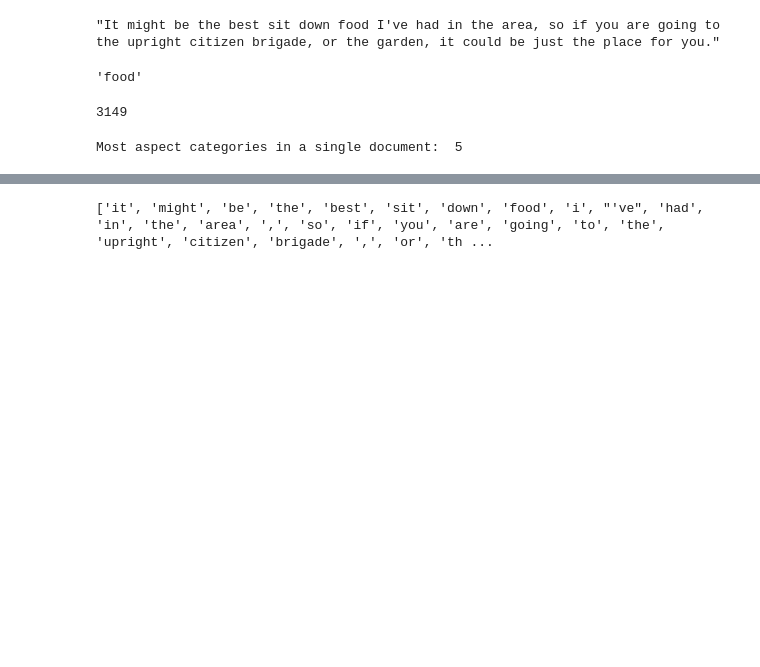
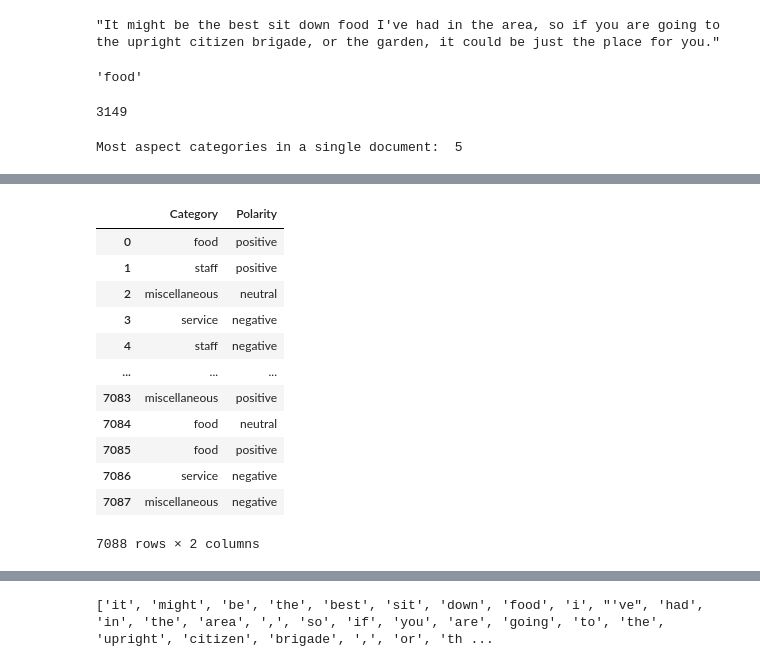
Before and after one commit to echeng220/absa, a Jupyter notebook: LDA on MAMS-ACSA Training Set.ipynb, the cells around one changed output, grey strips where cells are left out. Cells and saved outputs as stored; diff of their text form; code cells hidden in the pictures; blank space fills up the shorter version.

```diff
--- a/LDA on MAMS-ACSA Training Set.ipynb
+++ b/LDA on MAMS-ACSA Training Set.ipynb
@@ -78,0 +104,18 @@ df_corpus.sample(3)
+# %%
+sentiments = pd.concat([cat_df, pol_df], axis = 1)
+sentiments.columns = ['Category', 'Polarity']
+sentiments
+# %% [output]
+|  | Category | Polarity |
+| 0 | food | positive |
+| 1 | staff | positive |
+| 2 | miscellaneous | neutral |
+| 3 | service | negative |
+| 4 | staff | negative |
+| ... | ... | ... |
+| 7083 | miscellaneous | positive |
+| 7084 | food | neutral |
+| 7085 | food | positive |
+| 7086 | service | negative |
+| 7087 | miscellaneous | negative |
+7088 rows × 2 columns
```
Also changed, not shown: parts of 47 cells of this notebook, 13 other files.
